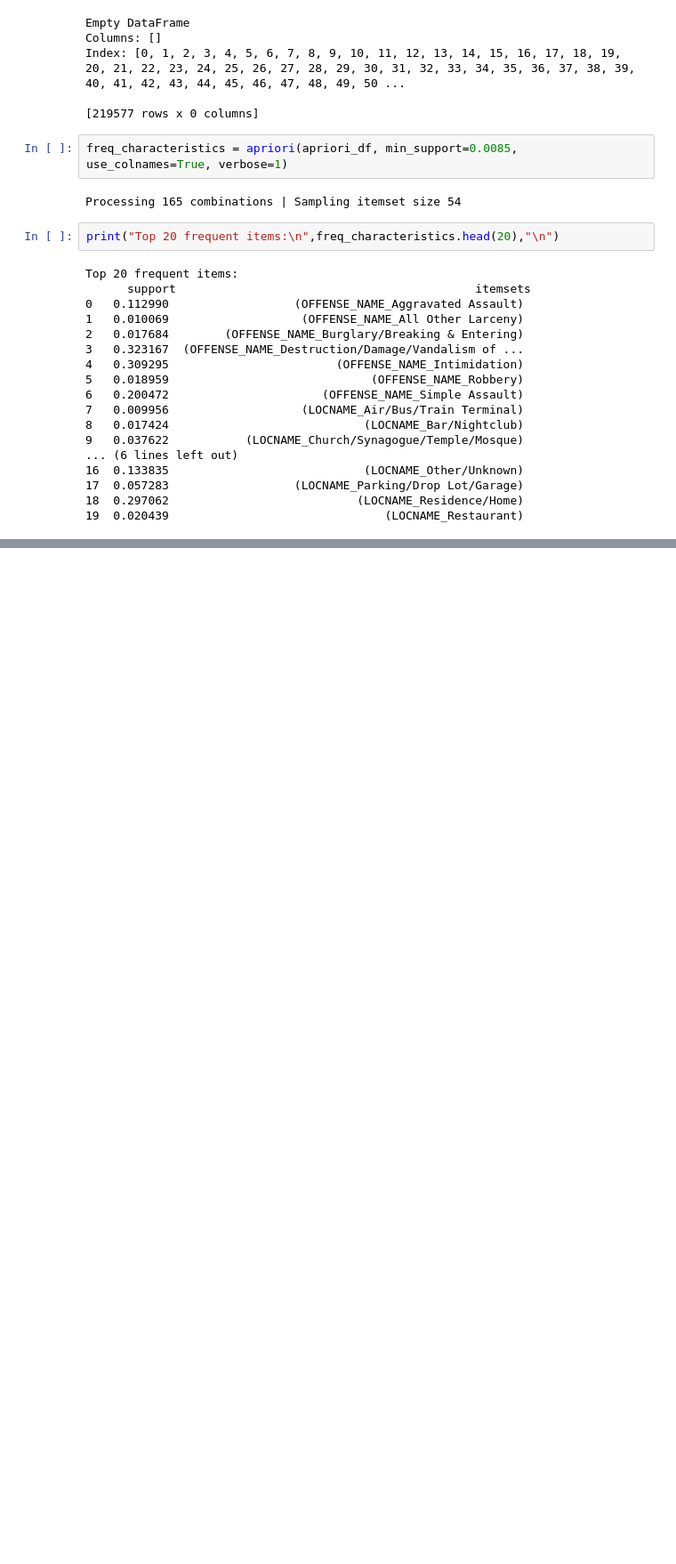
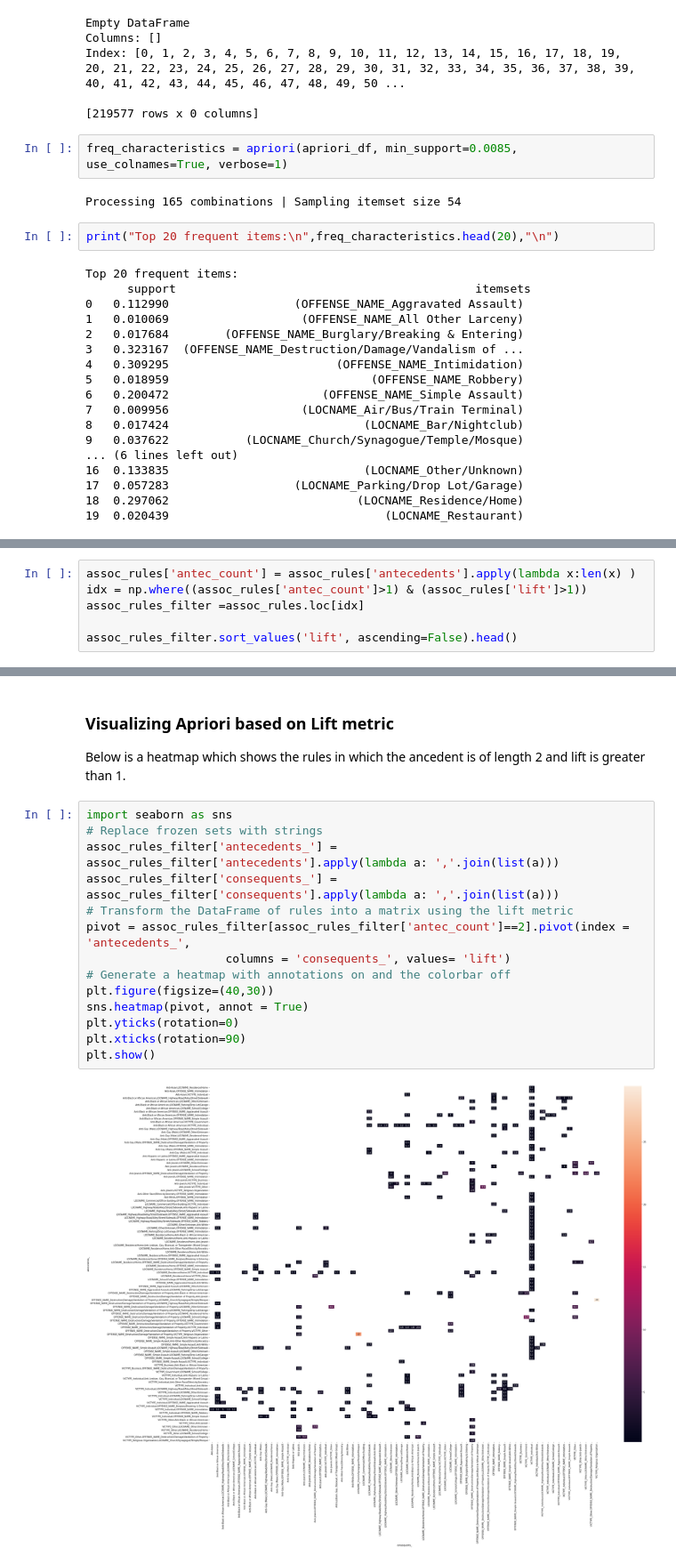
Before and after one commit to alphonso-a/big-data-project, a Jupyter notebook: Mita.ipynb, the cells around one changed output, grey strips where cells are left out. Shown at 89% size. Drawn from its saved outputs; the diff is of its cells as text; blank space fills up the shorter version.

```diff
--- a/Mita.ipynb
+++ b/Mita.ipynb
@@ -436,0 +508,6 @@ association_rule_generated_confidence
+# %%
+assoc_rules['antec_count'] = assoc_rules['antecedents'].apply(lambda x:len(x) )
+idx = np.where((assoc_rules['antec_count']>1) & (assoc_rules['lift']>1))
+assoc_rules_filter =assoc_rules.loc[idx]
+
+assoc_rules_filter.sort_values('lift', ascending=False).head()
@@ -436,0 +532,20 @@ association_rule_generated_confidence
+# %% [markdown]
+### Visualizing Apriori based on Lift metric
+
+Below is a heatmap which shows the rules in which the ancedent is of length 2 and lift is greater than 1.
+# %%
+import seaborn as sns
+# Replace frozen sets with strings
+assoc_rules_filter['antecedents_'] = assoc_rules_filter['antecedents'].apply(lambda a: ','.join(list(a)))
+assoc_rules_filter['consequents_'] = assoc_rules_filter['consequents'].apply(lambda a: ','.join(list(a)))
+# Transform the DataFrame of rules into a matrix using the lift metric
+pivot = assoc_rules_filter[assoc_rules_filter['antec_count']==2].pivot(index = 'antecedents_',
+                    columns = 'consequents_', values= 'lift')
+# Generate a heatmap with annotations on and the colorbar off
+plt.figure(figsize=(40,30))
+sns.heatmap(pivot, annot = True)
+plt.yticks(rotation=0)
+plt.xticks(rotation=90)
+plt.show()
+# %% [output]
+[figure, added]
```
Also changed, not shown: parts of 13 cells of this notebook.
